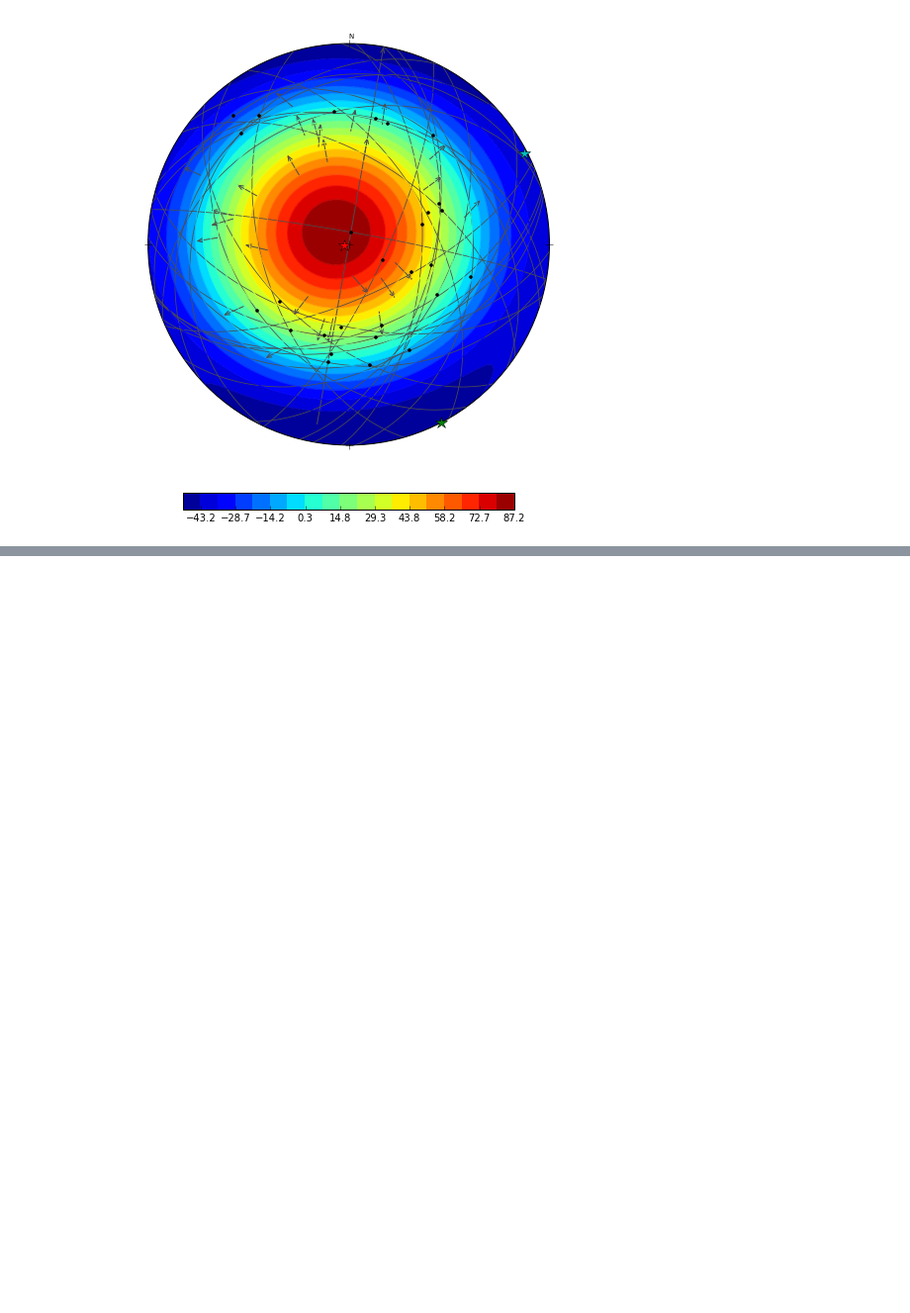
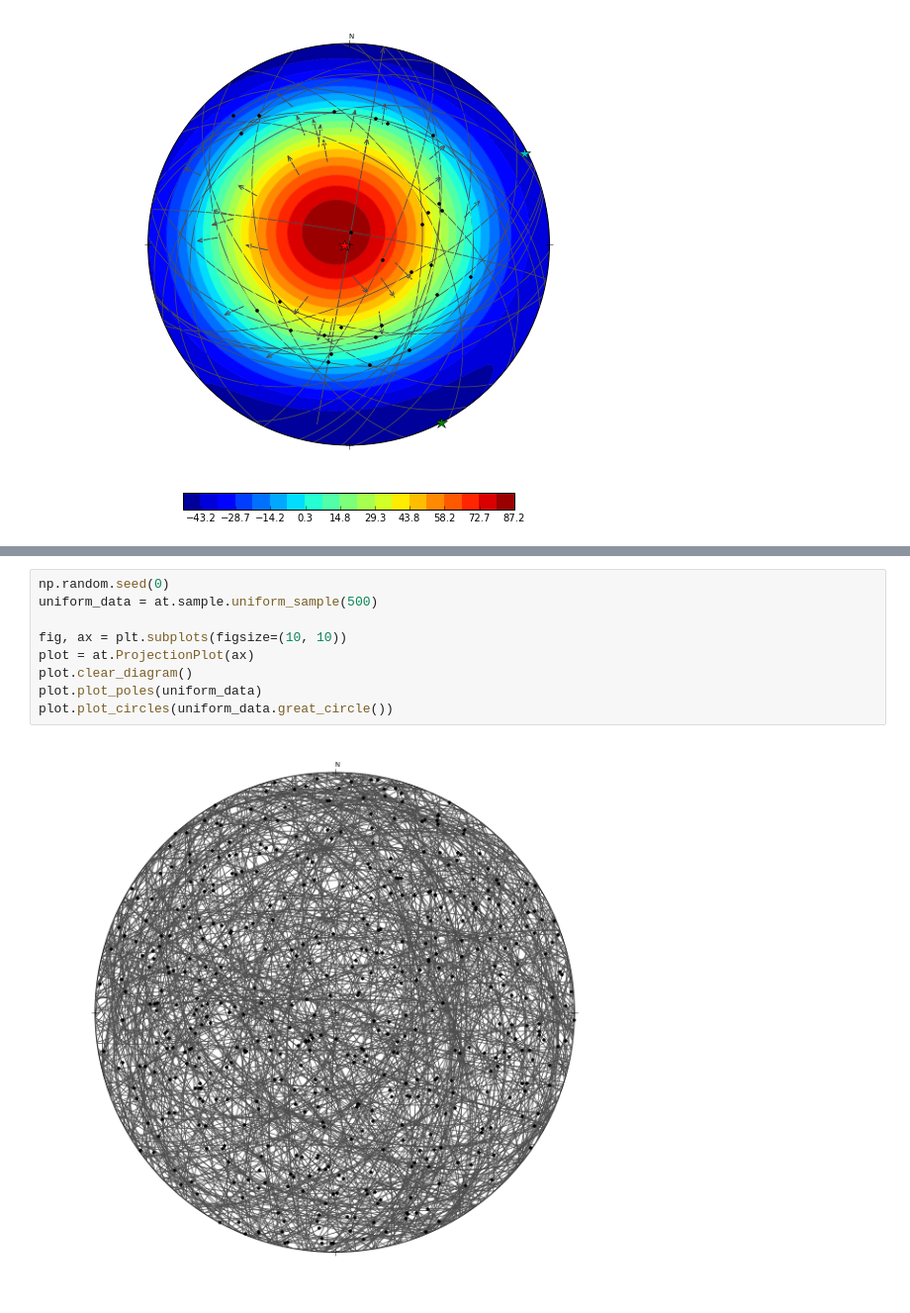
Before and after one commit to endarthur/autti, a Jupyter notebook: auttitude_testing.ipynb, the cells around one changed output, grey strips where cells are left out. Shown at 99% size. Cells and saved outputs as stored; diff of their text form; blank space fills up the shorter version.

```diff
--- a/auttitude_testing.ipynb
+++ b/auttitude_testing.ipynb
@@ -199,0 +211,11 @@ Phi= 0.0376033290839
+# %%
+np.random.seed(0)
+uniform_data = at.sample.uniform_sample(500)
+
+fig, ax = plt.subplots(figsize=(10, 10))
+plot = at.ProjectionPlot(ax)
+plot.clear_diagram()
+plot.plot_poles(uniform_data)
+plot.plot_circles(uniform_data.great_circle())
+# %% [output]
+[figure, added]
```
Also changed, not shown: parts of 1 cell of this notebook, 7 other files.
